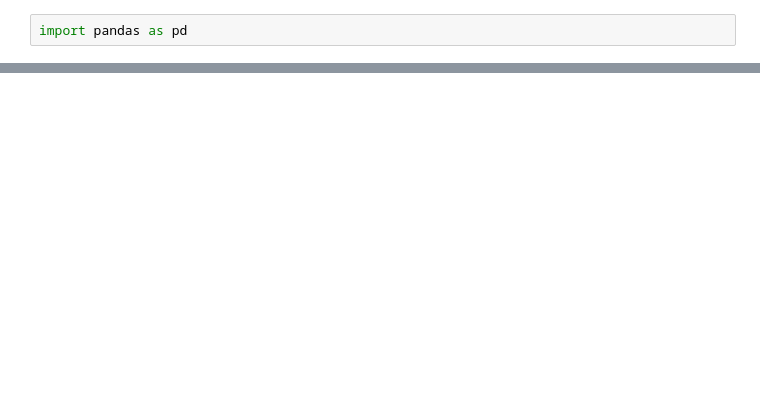
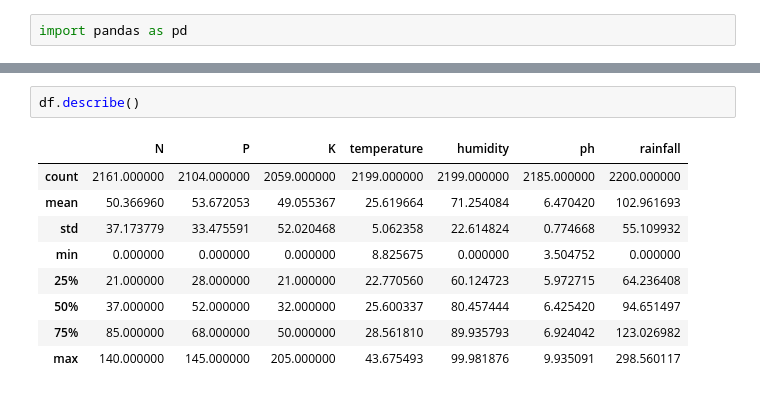
Before and after one commit to PAVAN4546/CROP, a Jupyter notebook: mlmodel.ipynb, the cells around one changed output, grey strips where cells are left out. Cells and saved outputs as stored; diff of their text form; blank space fills up the shorter version.

```diff
--- a/mlmodel.ipynb
+++ b/mlmodel.ipynb
@@ -6,0 +45,12 @@ UnicodeDecodeError: 'utf-8' codec can't decode bytes in position 15-16: invalid
+# %%
+df.describe()
+# %% [output]
+|  | N | P | K | temperature | humidity | ph | rainfall |
+| count | 2161.000000 | 2104.000000 | 2059.000000 | 2199.000000 | 2199.000000 | 2185.000000 | 2200.000000 |
+| mean | 50.366960 | 53.672053 | 49.055367 | 25.619664 | 71.254084 | 6.470420 | 102.961693 |
+| std | 37.173779 | 33.475591 | 52.020468 | 5.062358 | 22.614824 | 0.774668 | 55.109932 |
+| min | 0.000000 | 0.000000 | 0.000000 | 8.825675 | 0.000000 | 3.504752 | 0.000000 |
+| 25% | 21.000000 | 28.000000 | 21.000000 | 22.770560 | 60.124723 | 5.972715 | 64.236408 |
+| 50% | 37.000000 | 52.000000 | 32.000000 | 25.600337 | 80.457444 | 6.425420 | 94.651497 |
+| 75% | 85.000000 | 68.000000 | 50.000000 | 28.561810 | 89.935793 | 6.924042 | 123.026982 |
+| max | 140.000000 | 145.000000 | 205.000000 | 43.675493 | 99.981876 | 9.935091 | 298.560117 |
```
Also changed, not shown: parts of 24 cells of this notebook, 3 other files.
